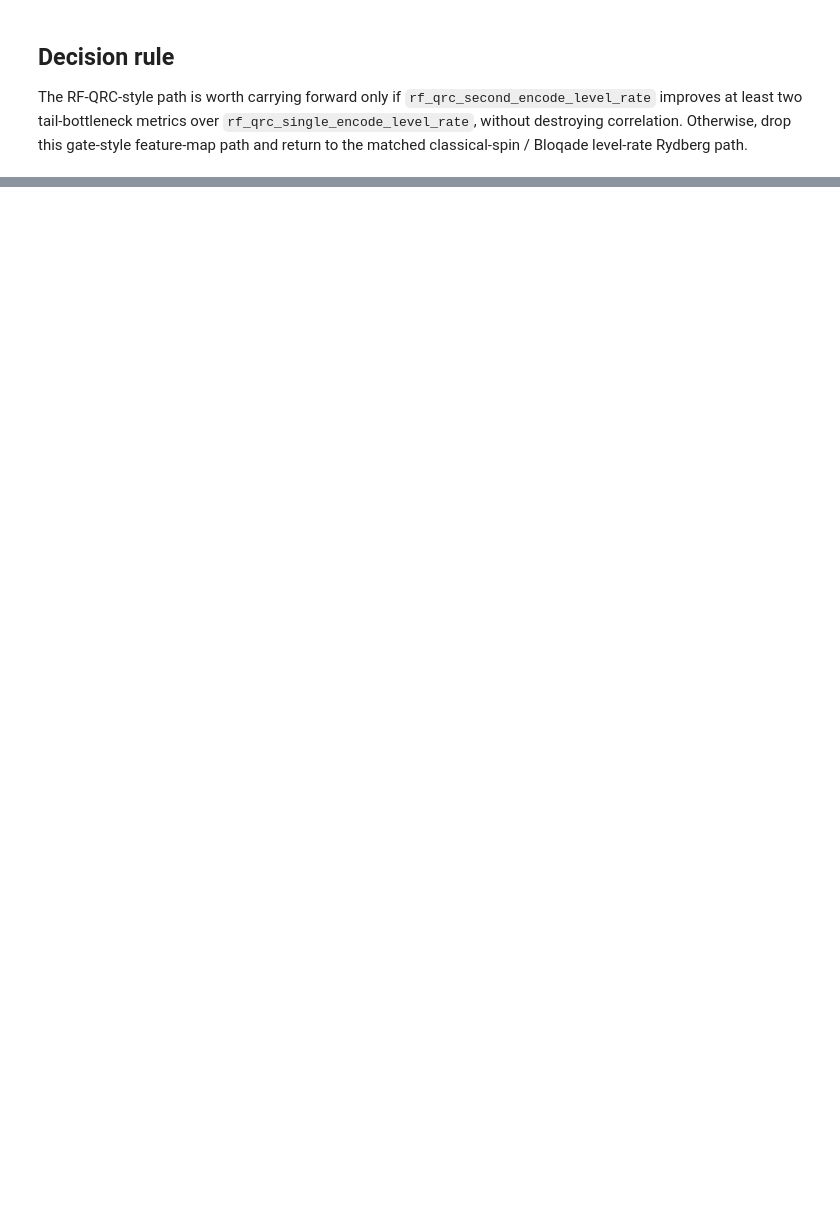
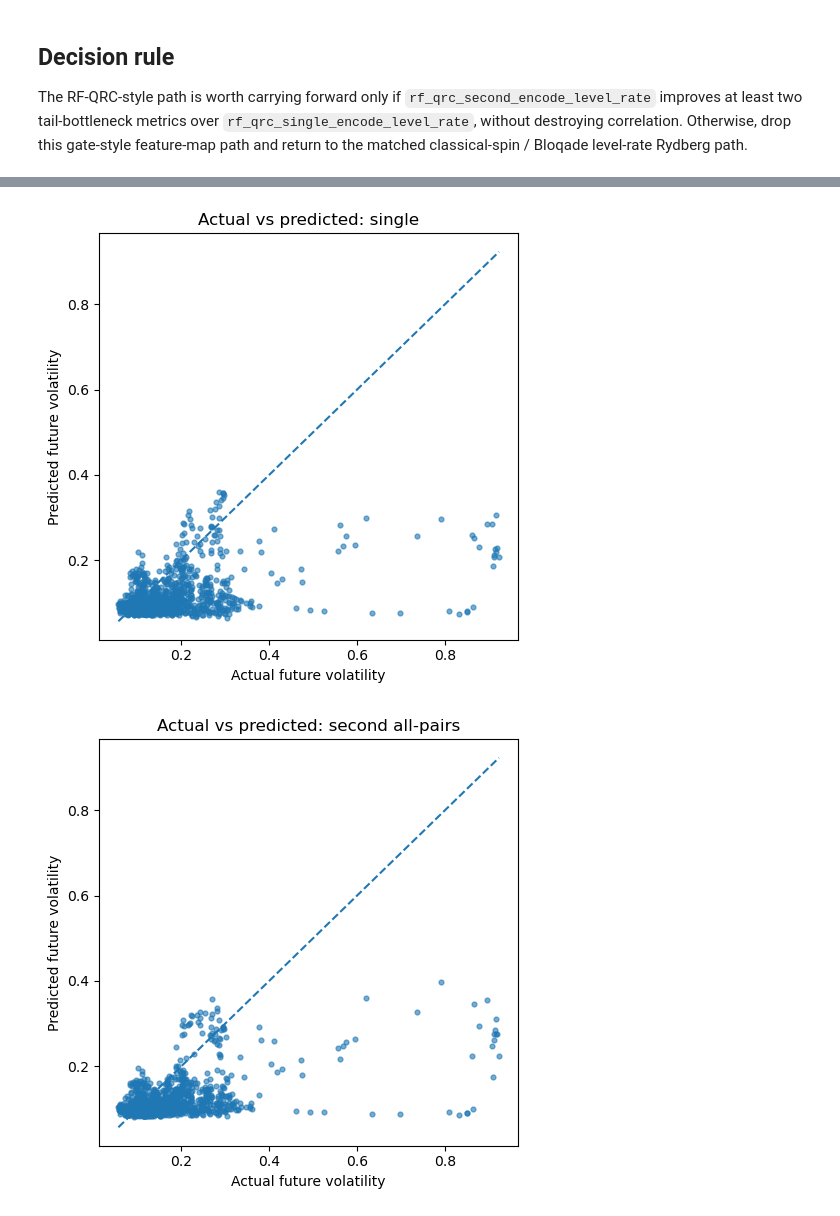
Before and after one commit to friedsam/qpitome-qrc-volatility, a Jupyter notebook: notebooks/phase3_rf_qrc_tail_probe.ipynb, the cells around one changed output, grey strips where cells are left out. Cells and saved outputs as stored; diff of their text form; code cells hidden in the pictures; blank space fills up the shorter version.

```diff
--- a/notebooks/phase3_rf_qrc_tail_probe.ipynb
+++ b/notebooks/phase3_rf_qrc_tail_probe.ipynb
@@ -48,0 +116,16 @@ The RF-QRC-style path is worth carrying forward only if `rf_qrc_second_encode_le
+# %%
+actual = test["actual_future_rv_20d"].values
+lo, hi = actual.min(), actual.max()
+
+for c in pred_cols:
+    plt.figure(figsize=(5, 5))
+    plt.scatter(actual, test[c].values, s=12, alpha=0.6)
+    plt.plot([lo, hi], [lo, hi], linestyle="--")
+    plt.title(f"Actual vs predicted: {label(c)}")
+    plt.xlabel("Actual future volatility")
+    plt.ylabel("Predicted future volatility")
+    plt.tight_layout()
+    plt.show()
+# %% [output]
+[figure, added]
+[figure, added]
```
Also changed, not shown: parts of 35 cells of this notebook, 5 other files.
